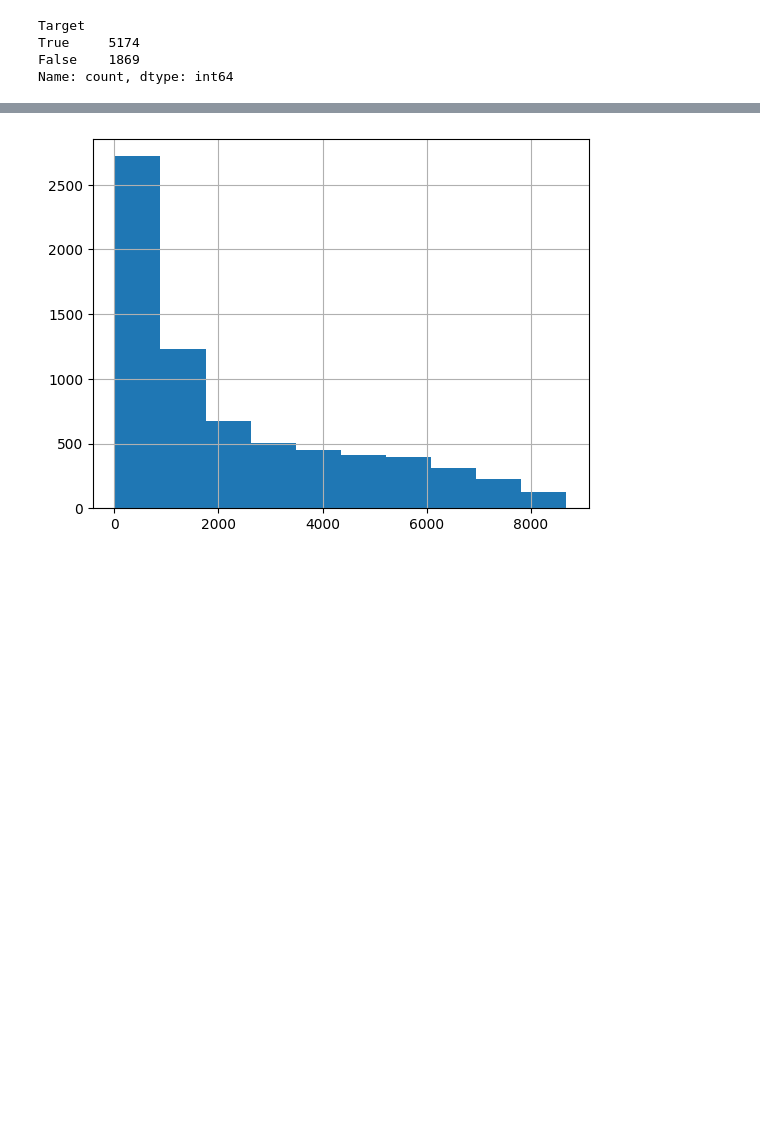
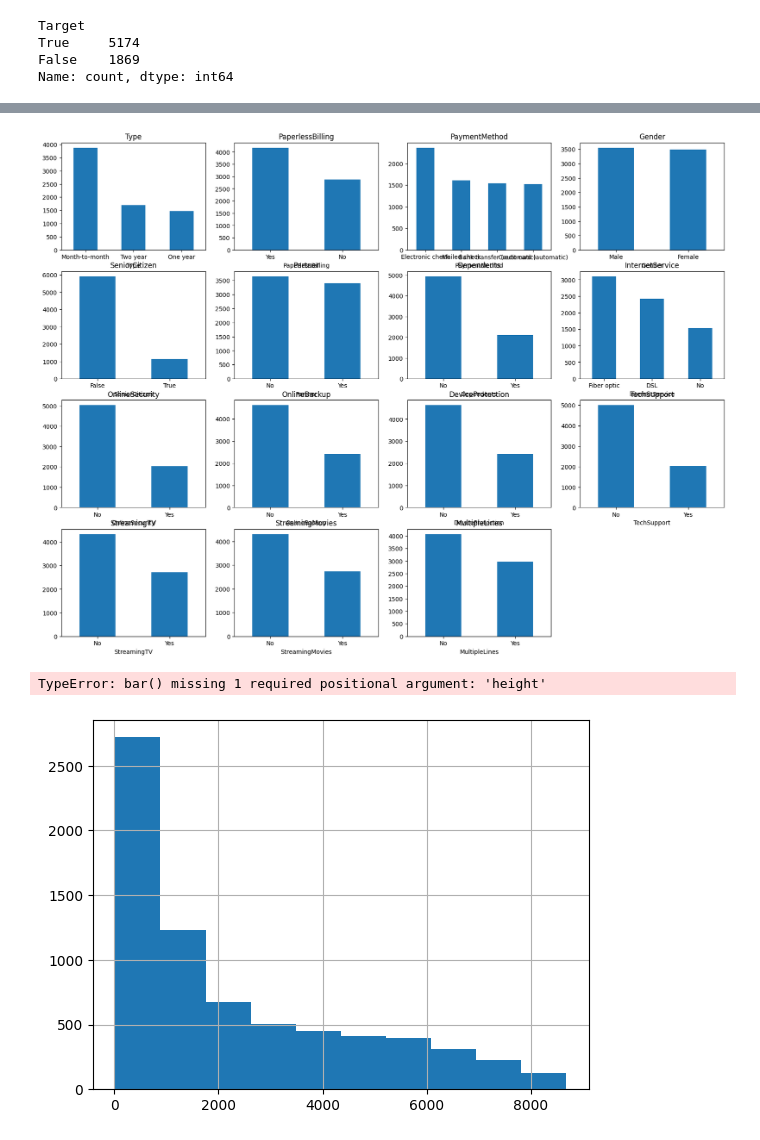
Before and after one commit to kirillva/project-final, a Jupyter notebook: index.ipynb, the cells around one changed output, grey strips where cells are left out. Cells and saved outputs as stored; diff of their text form; code cells hidden in the pictures; blank space fills up the shorter version.

```diff
--- a/index.ipynb
+++ b/index.ipynb
@@ -401,0 +420,3 @@ continious = []
+# %%
+print(df['SeniorCitizen'].value_counts())
+df['SeniorCitizen'] = df['SeniorCitizen'].astype(bool)
@@ -401,0 +448,27 @@ continious = []
+# %%
+categorical = [
+    'Type',
+    'PaperlessBilling',
+    'PaymentMethod',
+    'Gender',
+    'SeniorCitizen',
+    'Partner',
+    'Dependents',
+    'InternetService',
+    'OnlineSecurity',
+    'OnlineBackup',
+    'DeviceProtection',
+    'TechSupport',
+    'StreamingTV',
+    'StreamingMovies',
+    'MultipleLines'
+]
+
+continious = [
+    'BeginDate',
+    'EndDate',
+    'MonthlyCharges',
+    'TotalCharges'
+]
+
+target = 'Target'
@@ -402,3 +495,25 @@ continious = []
+# %%
+plt.figure(figsize=(20, 15))
+
+for idx, column in enumerate(categorical):
+    ax = plt.subplot(4, 4, idx + 1)
+
+    df[column].value_counts().plot(
+        kind='bar',
+        title=column,
+        ax=ax,
+        rot=0,
+    )
+plt.show()
+# %% [output]
+[figure, added]
+# %%
+for i in categorical:
+    plt.bar(df[i].value_counts())
+    plt.show()
+    #print(df[i].value_counts())
+# %% [output]
+TypeError: bar() missing 1 required positional argument: 'height'
 # %%
 plt.hist(contract['TotalCharges'])
 plt.grid(True)
```
Also changed, not shown: parts of 13 cells of this notebook.
